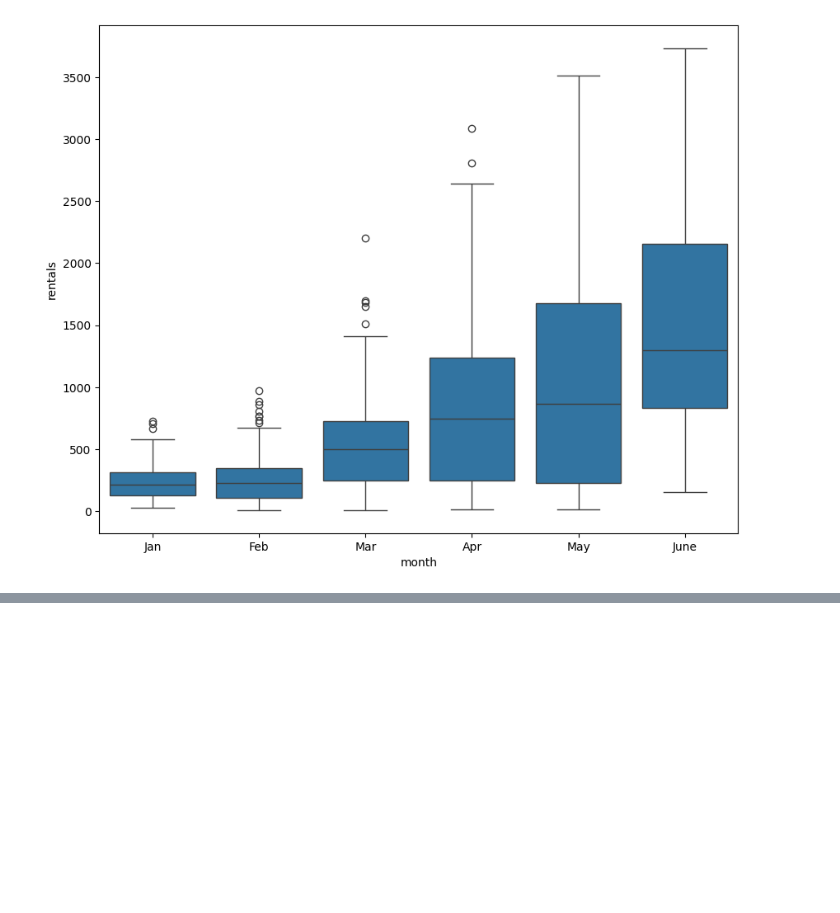
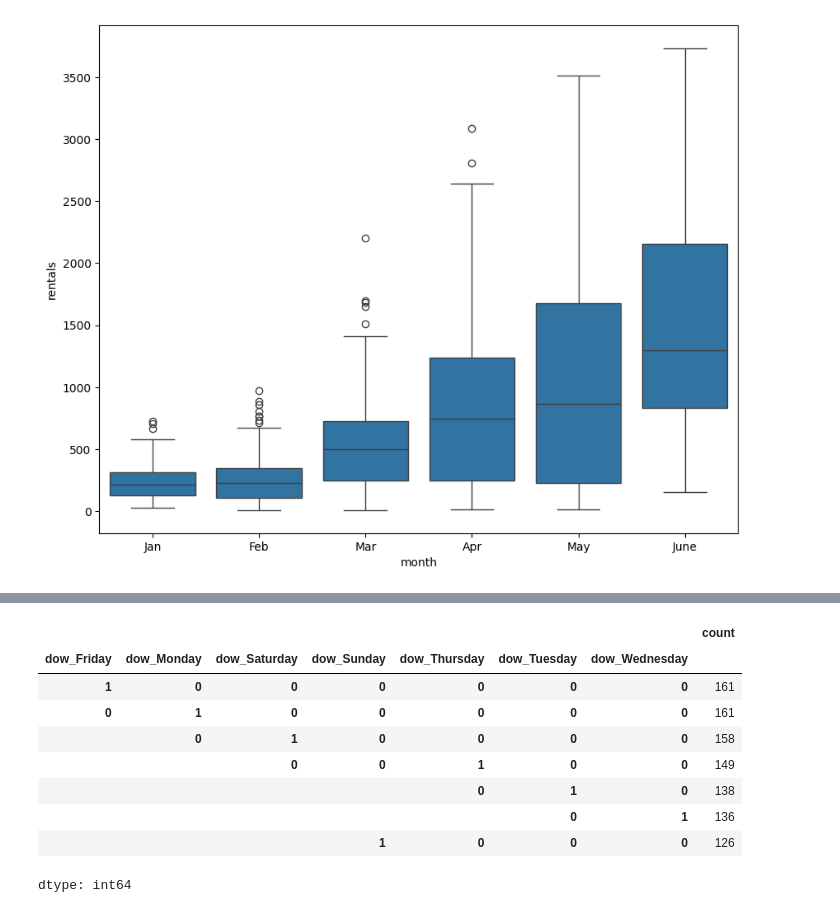
Before and after one commit to pablovitoria/business_analysis_structured_data, a Jupyter notebook: scripts/A1: Modeling Case Study - Bike Rentals in Chicago.ipynb, the cells around one changed output, grey strips where cells are left out. Saved outputs shown, nothing was run; the diff lists cells and outputs as text; code cells hidden in the pictures; blank space fills up the shorter version.

```diff
--- a/scripts/A1: Modeling Case Study - Bike Rentals in Chicago.ipynb
+++ b/scripts/A1: Modeling Case Study - Bike Rentals in Chicago.ipynb
@@ -154,0 +205,18 @@ rentals               -0.145607 -0.069479  1.000000
+# %%
+# one hot encoding categorical variables
+one_hot_dow = pd.get_dummies(data   = bikerentals['day_of_week'],
+                          prefix = 'dow',
+                          dtype  = int)
+
+one_hot_dow.value_counts()
+# %% [output]
+|  |  |  |  |  |  |  | count |
+| dow_Friday | dow_Monday | dow_Saturday | dow_Sunday | dow_Thursday | dow_Tuesday | dow_Wednesday |  |
+| 1 | 0 | 0 | 0 | 0 | 0 | 0 | 161 |
+| 0 | 1 | 0 | 0 | 0 | 0 | 0 | 161 |
+|  | 0 | 1 | 0 | 0 | 0 | 0 | 158 |
+|  |  | 0 | 0 | 1 | 0 | 0 | 149 |
+|  |  |  |  | 0 | 1 | 0 | 138 |
+|  |  |  |  |  | 0 | 1 | 136 |
+|  |  |  | 1 | 0 | 0 | 0 | 126 |
+dtype: int64
```
Also changed, not shown: parts of 30 cells of this notebook.
